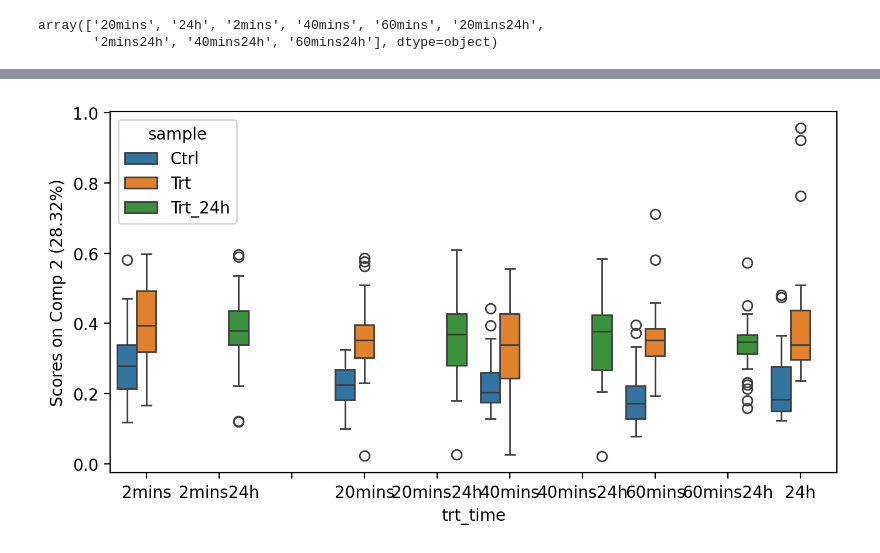
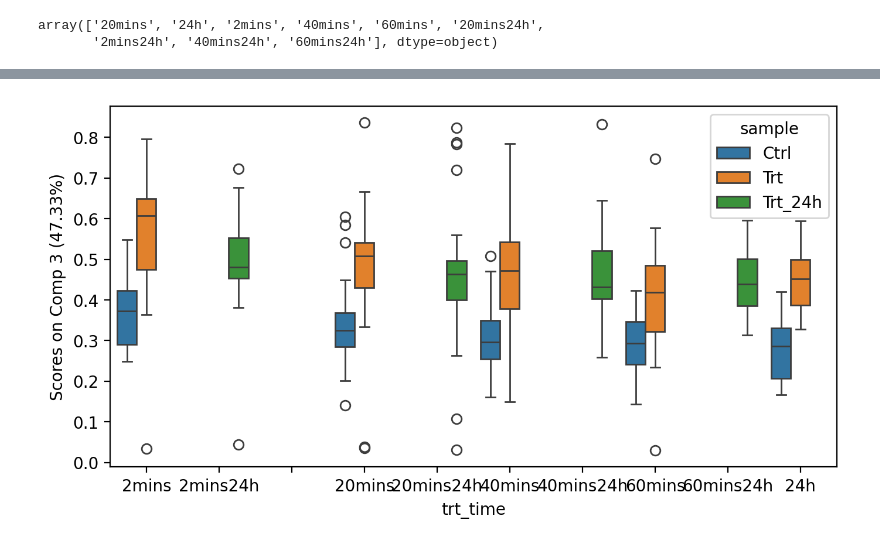
Before and after one commit to bunmiadejimi/Raman_Collagen, a Jupyter notebook: MCR_Stats.ipynb, the cells around one changed output, grey strips where cells are left out. Cells and saved outputs as stored; diff of their text form; code cells hidden in the pictures.

```diff
--- a/MCR_Stats.ipynb
+++ b/MCR_Stats.ipynb
@@ -7,6 +7,6 @@ from statsmodels.stats.multicomp import pairwise_tukeyhsd
 
 import seaborn as sns
 # %%
-df = pd.read_excel('c:\\Users\\oadeji01\\OneDrive - Tufts\\Bunmi - NavehLab-01\\Raman_Bunmi\\Master_Data\\MCR\\MCR_CtrlvTrt\\Orth_Scores_Summary.xlsx', sheet_name = "Sheet1")
+df = pd.read_excel('c:\\Users\\oadeji01\\OneDrive - Tufts\\Bunmi - NavehLab-01\\Raman_Bunmi\\Master_Data\\MCR\\MCR_CtrlvTrt\\Para_Scores_Summary.xlsx', sheet_name = "Sheet1")
 df.head()
 # %% [output]
@@ -79,7 +64,7 @@ array(['20mins', '24h', '2mins', '40mins', '60mins', '20mins24h',
 plt.figure(figsize = (8, 4), dpi = 200)
 sns.boxplot(
     x = 'trt_time',
-    y = 'Scores on Comp 2 (28.32%)',
+    y = 'Scores on Comp 3 (47.33%)',
     data = df,
     hue = 'sample',
     order = ['2mins', '2mins24h', ' ', '20mins', '20mins24h', ' ', '40mins', '40mins24h', ' ', '60mins',
@@ -91 +76 @@ plt
-[figure, old version]
+[figure, new version]
```
Also changed, not shown: parts of 5 cells of this notebook.
